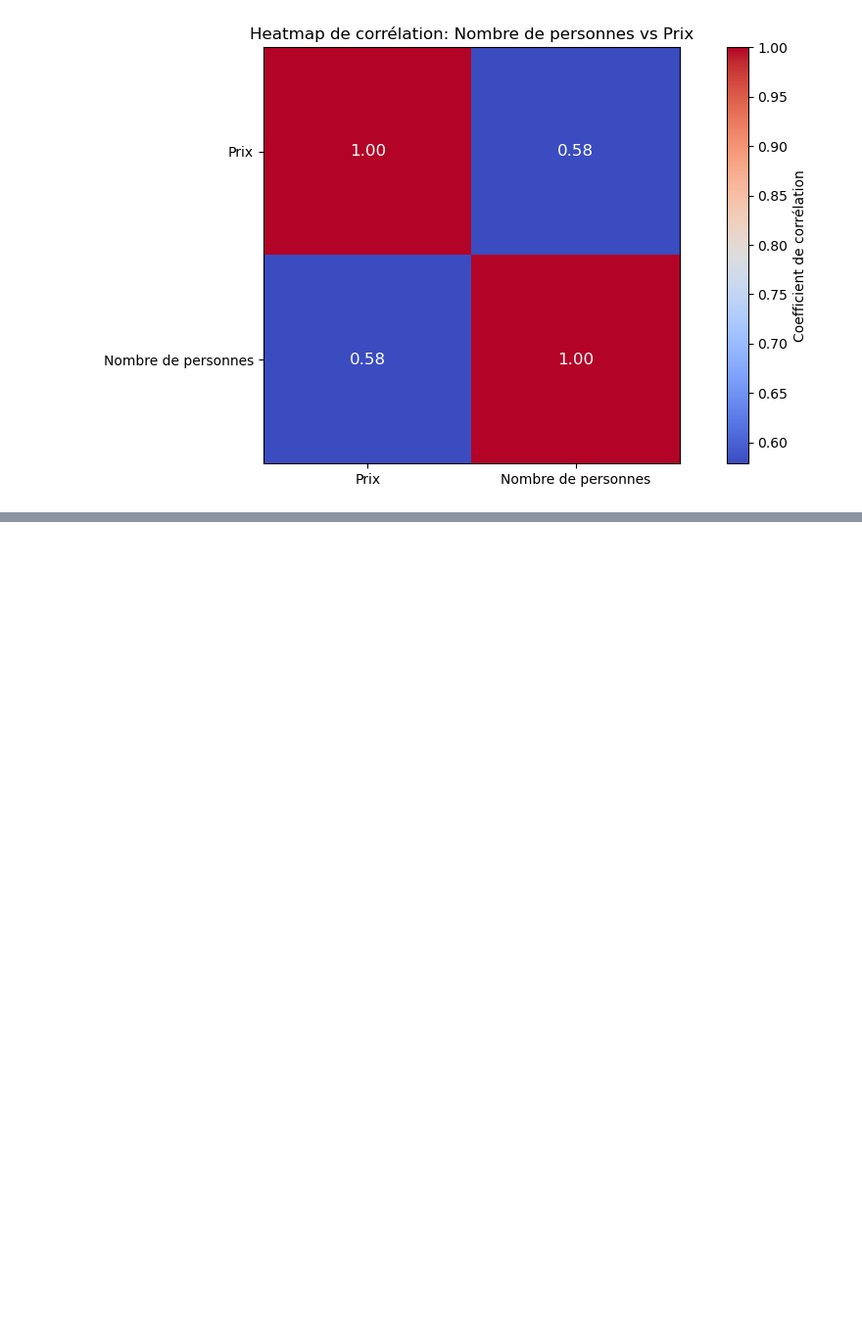
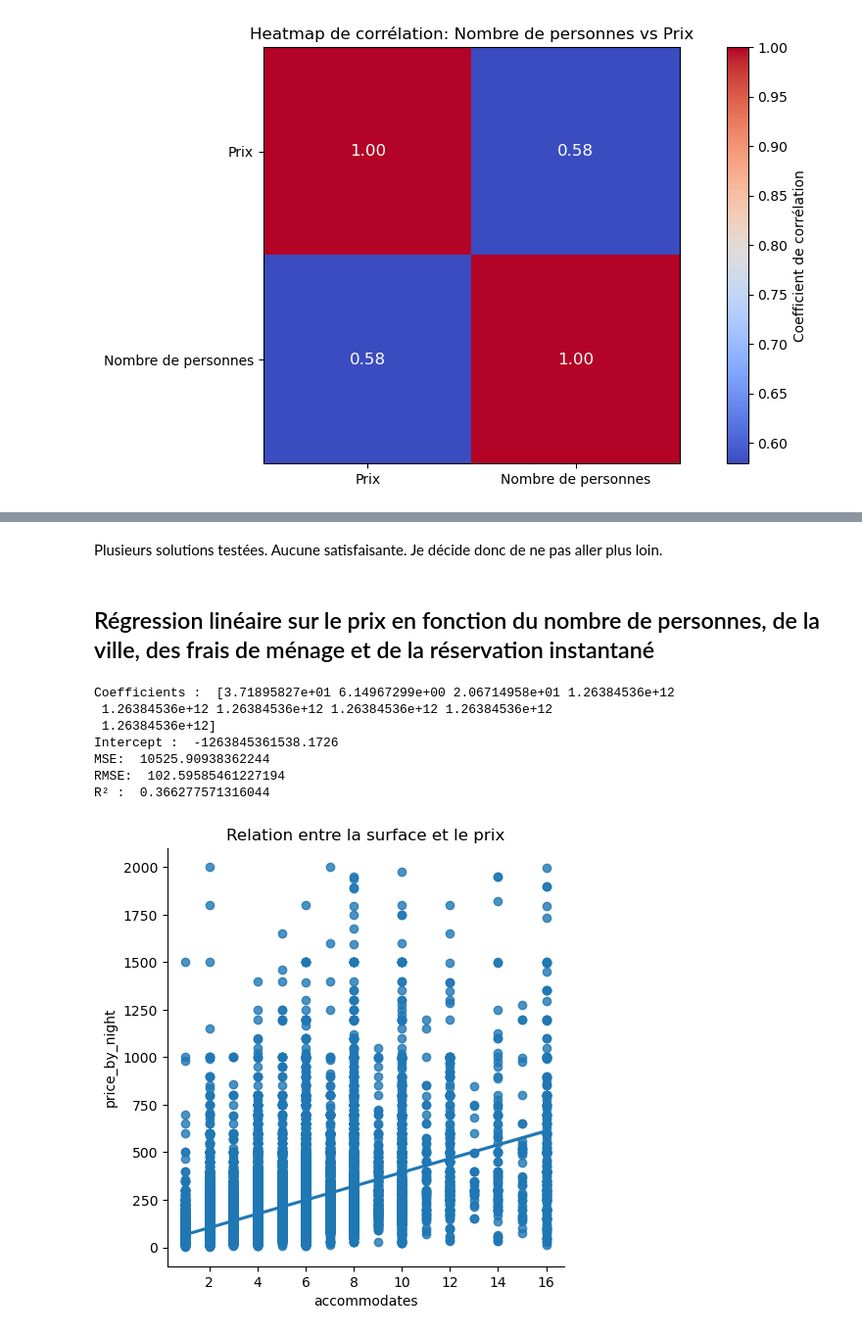
Before and after one commit to LoanCB/machine-learning-appartement, a Jupyter notebook: playground_airbnb.ipynb, the cells around one changed output, grey strips where cells are left out. Shown: that part at 98% size. Saved outputs shown, nothing was run; the diff lists cells and outputs as text; code cells hidden in the pictures; blank space fills up the shorter version.

```diff
--- a/playground_airbnb.ipynb
+++ b/playground_airbnb.ipynb
@@ -315,0 +359,33 @@ plt.show()
+# %% [markdown]
+Plusieurs solutions testées. Aucune satisfaisante. Je décide donc de ne pas aller plus loin.
+# %% [markdown]
+## Régression linéaire sur le prix en fonction du nombre de personnes, de la ville, des frais de ménage et de la réservation instantané
+# %%
+X = df[['accommodates', 'cleaning_fee', 'instant_bookable', 'city_NYC', 'city_DC', 'city_SF', 'city_LA', 'city_Chicago', 'city_Boston']]
+y = df['price_by_night']
+
+X_train, X_test, y_train, y_test = train_test_split(X, y, test_size=0.2, random_state=42)
+
+model = LinearRegression()
+model.fit(X_train, y_train)
+
+y_pred = model.predict(X_test)
+
+print("Coefficients : ", model.coef_)
+print("Intercept : ", model.intercept_)
+print("MSE: ", mean_squared_error(y_test, y_pred))
+print("RMSE: ",np.sqrt(mean_squared_error(y_test, y_pred)))
+print("R² : ", r2_score(y_test, y_pred))
+
+sns.lmplot(x='accommodates', y='price_by_night', data=df)
+plt.title("Relation entre la surface et le prix")
+plt.show()
+# %% [output]
+Coefficients :  [3.71895827e+01 6.14967299e+00 2.06714958e+01 1.26384536e+12
+ 1.26384536e+12 1.26384536e+12 1.26384536e+12 1.26384536e+12
+ 1.26384536e+12]
+Intercept :  -1263845361538.1726
+MSE:  10525.90938362244
+RMSE:  102.59585461227194
+R² :  0.366277571316044
+[figure, added]
```
Also changed, not shown: parts of 17 cells of this notebook, 1 other file.
